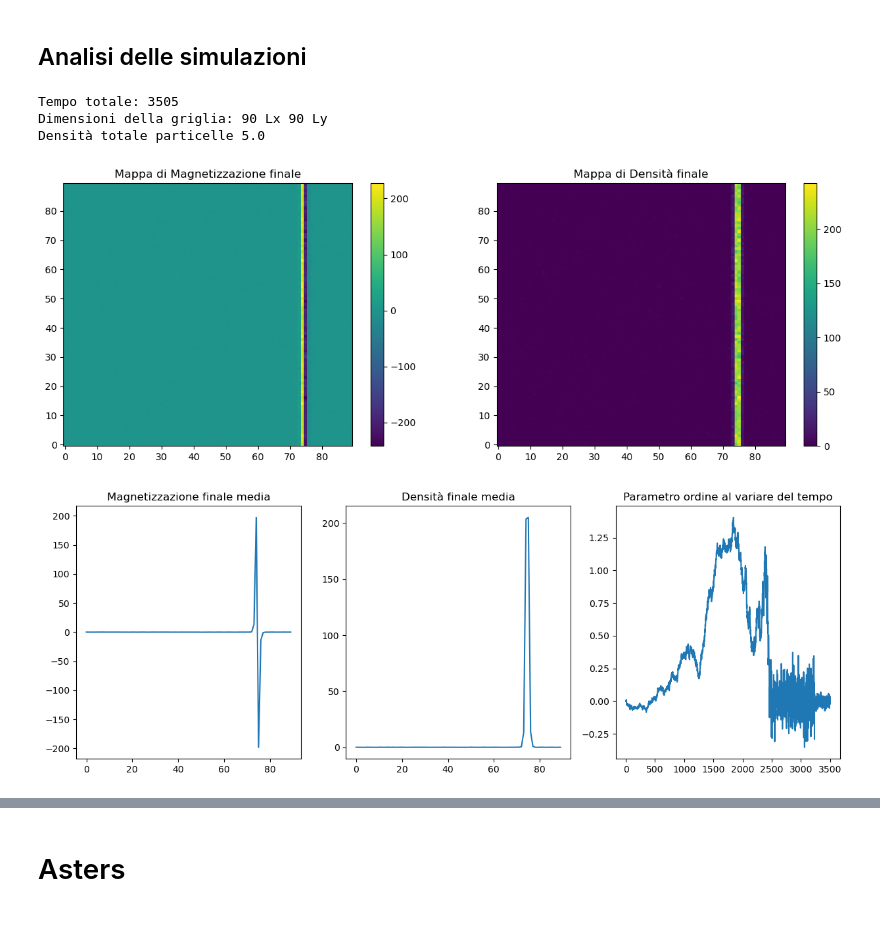
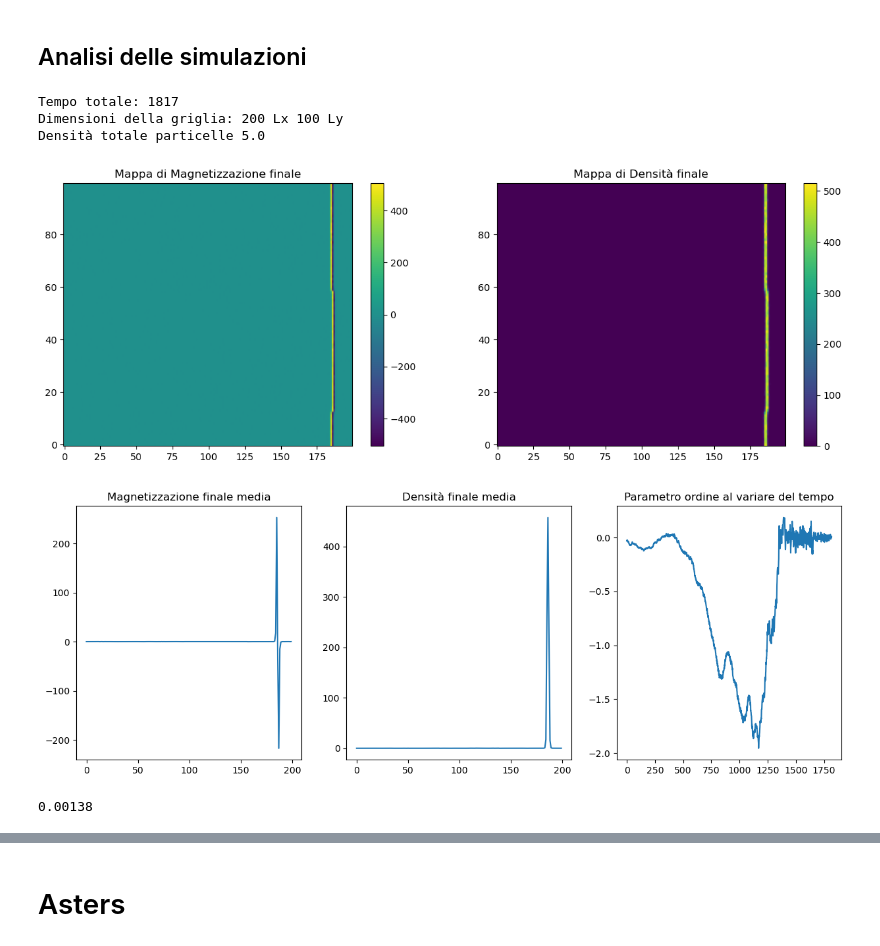
Before and after one commit to AnnaTettamanti/AIM-simulation, a Jupyter notebook: lanciaanalisi.ipynb, the cells around one changed output, grey strips where cells are left out. Cells and saved outputs as stored; diff of their text form; code cells hidden in the pictures.

```diff
--- a/lanciaanalisi.ipynb
+++ b/lanciaanalisi.ipynb
@@ -8,8 +8,8 @@ from analisirisultati import *
 # %%
 from scipy.io import loadmat # type: ignore
 
-percorso = '/Users/annat/Dati/AIM simulation/AIM-simulation/5L90frames_m.mat'
-percorso2 = '/Users/annat/Dati/AIM simulation/AIM-simulation/5L90frames_d.mat'
+percorso = '/Users/annat/Dati/graphsT0.200num01frames_m.mat'
+percorso2 = '/Users/annat/Dati/graphsT0.200num01frames_d.mat'
 
 dati = loadmat(percorso)
 dati2 = loadmat(percorso2)
@@ -17,38 +17,41 @@ dati2 = loadmat(percorso2)
 T = 0.2
 D = 1
 gamma = 0.02
 metodo_calcolo = 1
 frames = 5_000
-t_tot = 8_000_000
+t_tot = 3_500_000
 
 magnet = dati['frames_m']
 magnet = np.array(magnet, dtype=np.float64)
 
 density = dati2['frames_d']
 density = np.array(density, dtype=np.float64)
 
 magnet_finale = magnet[-1, :, :]
 magnet_finale =  np.squeeze(magnet_finale)
 
 density_finale = density[-1, :, :]
 density_finale =  np.squeeze(density_finale)
 
 tempo = np.shape(magnet)[0]
 Lx = np.shape(magnet)[2]
 Ly = np.shape(magnet)[1]
 densità_particelle = np.sum(density_finale)/(Lx*Ly)
 print('Tempo totale:', tempo)
 print('Dimensioni della griglia:', Lx, 'Lx', Ly, 'Ly')
 print('Densità totale particelle', densità_particelle)
 
 
 plot_finali(magnet, density, tempo, Lx, Ly)
+media_finale = np.mean(magnet_finale)/densità_particelle
+print(media_finale)
 # %% [output]
-Tempo totale: 3505
-Dimensioni della griglia: 90 Lx 90 Ly
+Tempo totale: 1817
+Dimensioni della griglia: 200 Lx 100 Ly
 Densità totale particelle 5.0
-[figure, old version]
+[figure, new version]
-[figure, old version]
+[figure, new version]
+0.00138
 # %%
 soglia = istogrammi_soglia(magnet, density, prime_immagini=50)
 # %% [output]
```
Also changed, not shown: parts of 16 cells of this notebook, 9 other files.
